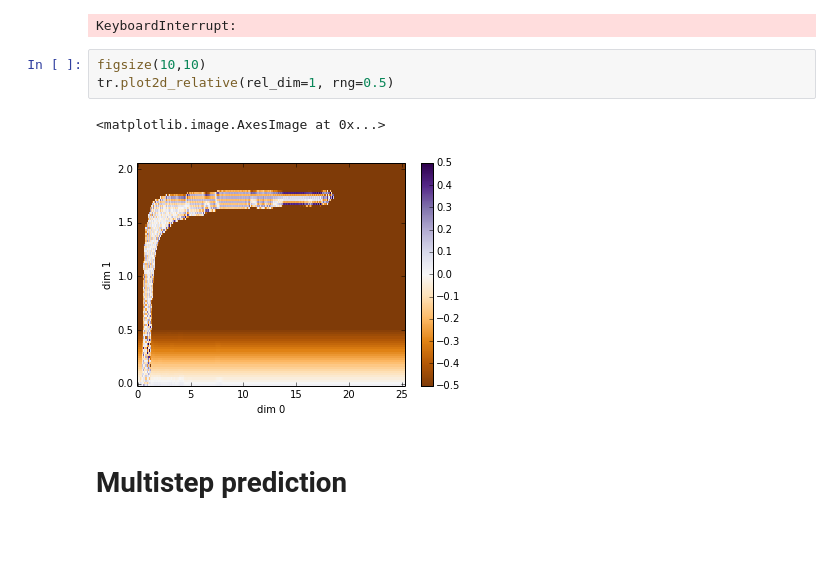
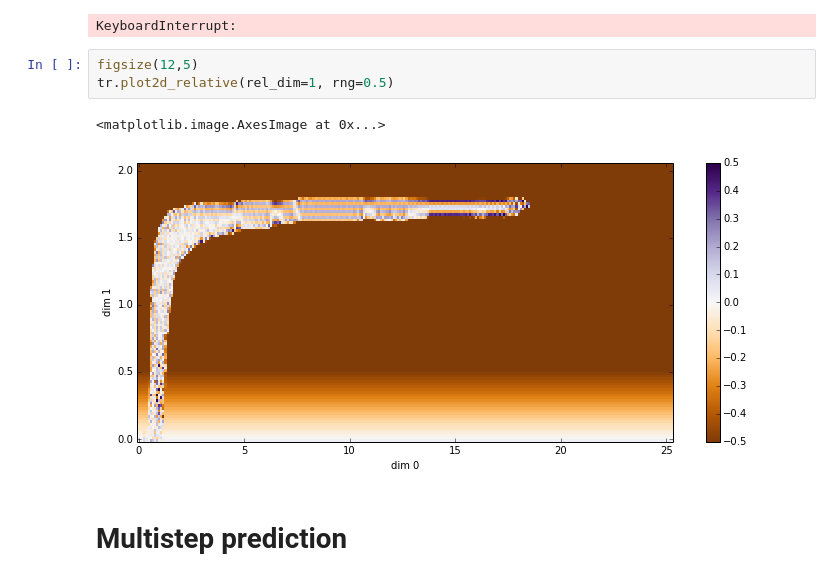
Before and after one commit to surban/ml, a Jupyter notebook: notebooks/Skin-Autoregression-Multistep.ipynb, the cells around one changed output. Cells and saved outputs as stored; diff of their text form; blank space fills up the shorter version.

```diff
--- a/notebooks/Skin-Autoregression-Multistep.ipynb
+++ b/notebooks/Skin-Autoregression-Multistep.ipynb
@@ -140,11 +159,11 @@ for i, info in enumerate(opt):
 400: one step prediction sqrt(MSE): 0.0856139
 KeyboardInterrupt:
 # %%
-figsize(10,10)
+figsize(12,5)
 tr.plot2d_relative(rel_dim=1, rng=0.5)
 # %% [output]
 <matplotlib.image.AxesImage at 0x...>
-[figure, old version]
+[figure, new version]
 # %% [markdown]
 # Multistep prediction
 # %%
```
Also changed, not shown: parts of 2 cells of this notebook.
